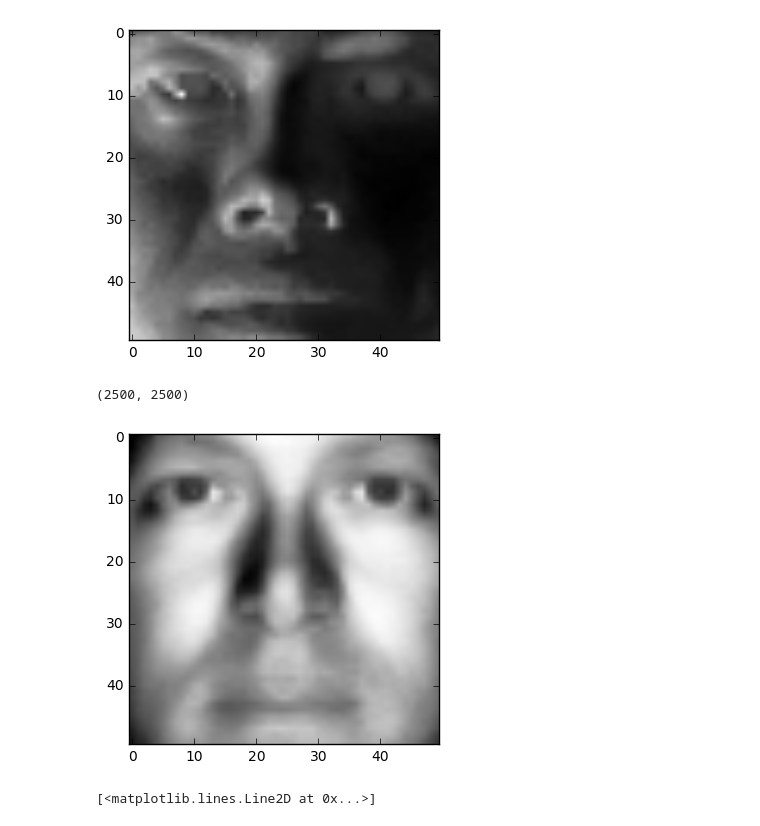
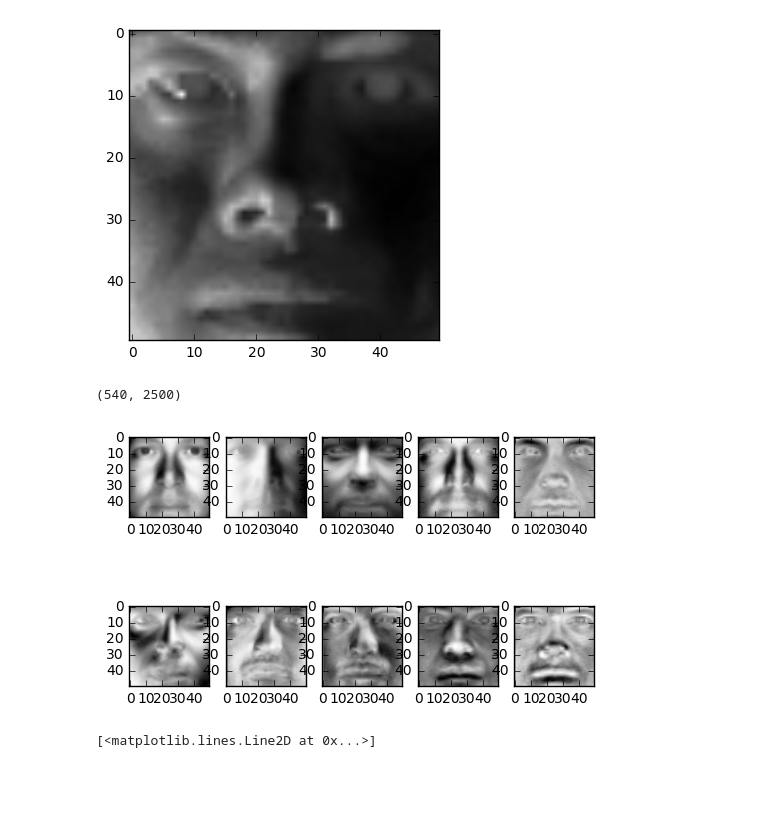
Before and after one commit to fredzhou93/CS5785, a Jupyter notebook: HW2/FaceReg.ipynb, the cells around one changed output. Cells and saved outputs as stored; diff of their text form; code cells hidden in the pictures; blank space fills up the shorter version.

```diff
--- a/HW2/FaceReg.ipynb
+++ b/HW2/FaceReg.ipynb
@@ -59,19 +59,25 @@ plt.show()
 # %% [output]
 [figure]
 # %%
-U, s, V = np.linalg.svd(train_data, full_matrices=True)
+U, s, V = np.linalg.svd(train_data, full_matrices=False)
 # %%
 print(V.shape)
 # %% [output]
-(2500, 2500)
+(540, 2500)
 # %%
 def show_image(n):
     plt.imshow(V[n, :].reshape(50,50), cmap = cm.Greys_r)
     plt.show()
 
-interact(show_image, n=(0, 9));
+# interact(show_image, n=(0, 9));
+f, arrayofImages = plt.subplots(2, 5)
+n = 0
+for i in range(0, 2):
+    for j in range(0, 5):
+        arrayofImages[i, j].imshow(V[n, :].reshape(50,50), cmap = cm.Greys_r)
+        n += 1
 # %% [output]
-[figure, old version]
+[figure, new version]
 # %%
 sMtx = np.diag(s)
 x_approx_error = []
```
Also changed, not shown: parts of 2 cells of this notebook.
